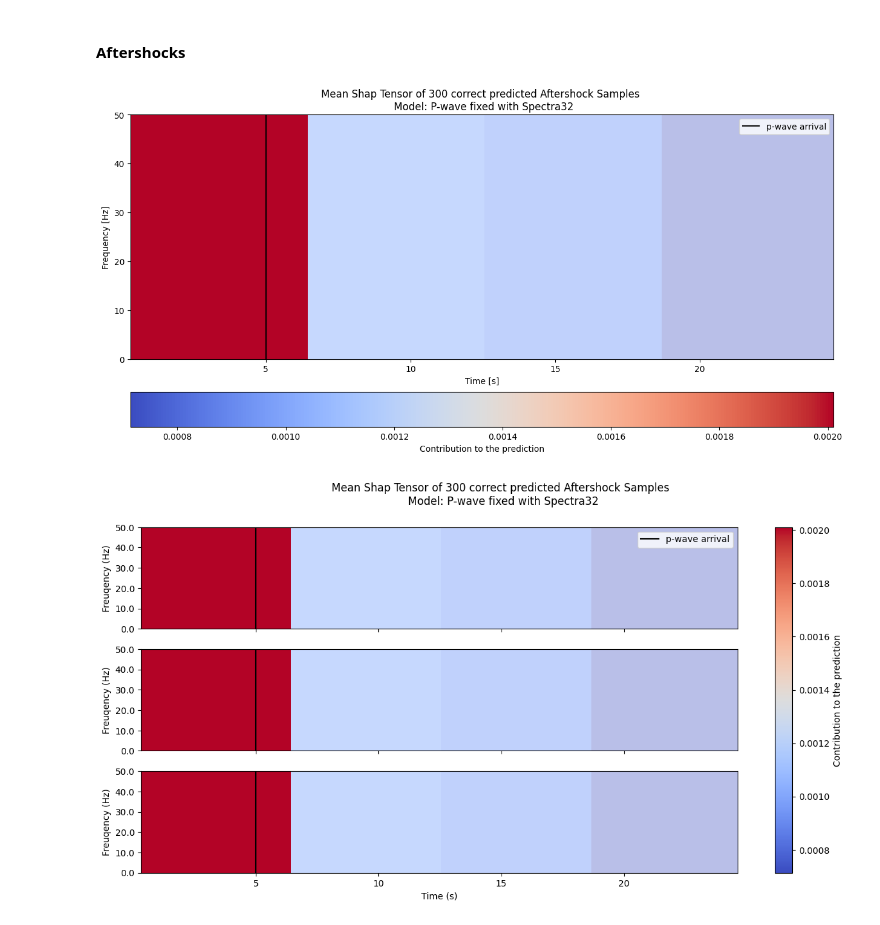
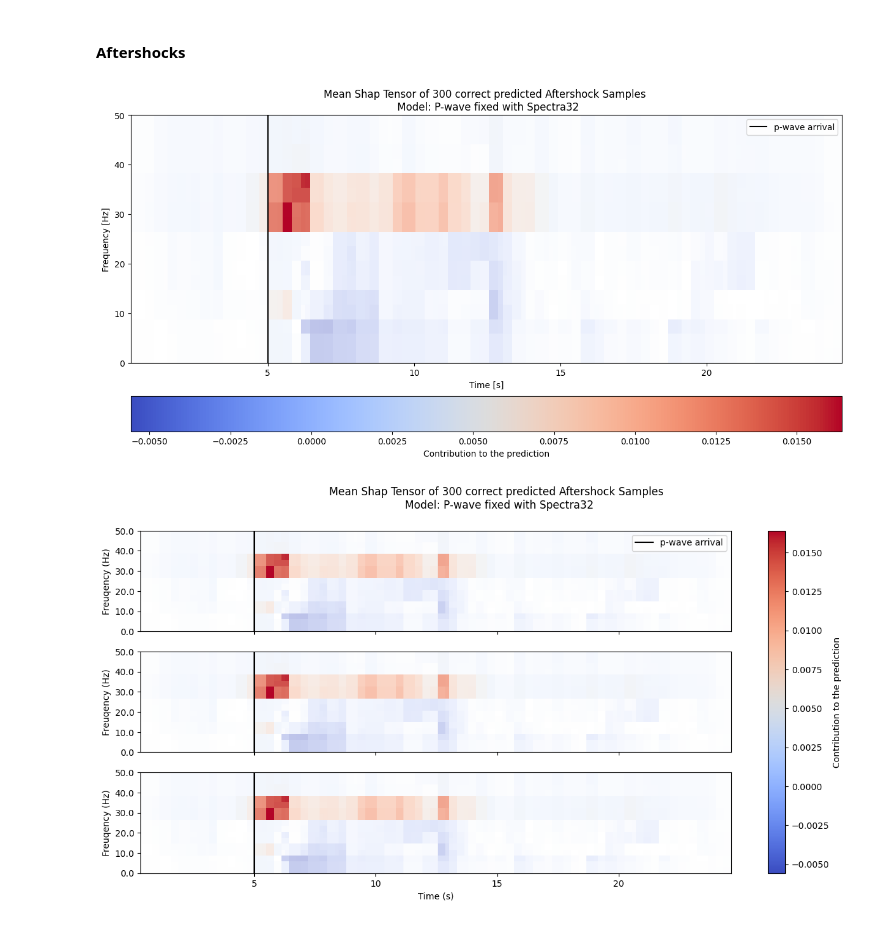
Before and after one commit to mich1803/CNN-Explainability-on-Earthquakes, a Jupyter notebook: explainability/explainability_p.ipynb, the cells around one changed output. Saved outputs shown, nothing was run; the diff lists cells and outputs as text; code cells hidden in the pictures.

```diff
--- a/explainability/explainability_p.ipynb
+++ b/explainability/explainability_p.ipynb
@@ -115,5 +110,5 @@ mean_shap_tensor = compute_mean_shap_tensor(model, dloader_pre, dim_p64, device,
 # %%
-MST["f_p64"] = np.load(os.path.join(output_path, "foreshock_p64.npy"))
+MST["f_p64"] = np.load(os.path.join(output_path, f"foreshock_p64_{MAX_EVALS}.npy"))
 plot_shap(MST["f_p64"], onechannel=True, background=None, ft = ft, spec_type="p64", mean=f"Mean Shap Tensor of 300 correct predicted Foreshock Samples \n Model: P-wave fixed with Spectra64")
 plot_shap(MST["f_p64"], onechannel=False, background=None, ft = ft, spec_type="p64", mean=f"Mean Shap Tensor of 300 correct predicted Foreshock Samples \n Model: P-wave fixed with Spectra64")
 # %% [output]
@@ -129,5 +124,5 @@ mean_shap_tensor = compute_mean_shap_tensor(model, dloader_post, dim_p64, device
 # %%
-MST["a_p64"] = np.load(os.path.join(output_path, "aftershock_p64.npy"))
+MST["a_p64"] = np.load(os.path.join(output_path, f"aftershock_p64_{MAX_EVALS}.npy"))
 plot_shap(MST["a_p64"], onechannel=True, background=None, ft = ft, spec_type="p64", mean=f"Mean Shap Tensor of 300 correct predicted Aftershock Samples \n Model: P-wave fixed with Spectra64")
 plot_shap(MST["a_p64"], onechannel=False, background=None, ft = ft, spec_type="p64", mean=f"Mean Shap Tensor of 300 correct predicted Aftershock Samples \n Model: P-wave fixed with Spectra64")
 # %% [output]
@@ -159,5 +154,5 @@ mean_shap_tensor = compute_mean_shap_tensor(model, dloader_pre, dim_p32, device,
 # %%
-MST["f_p32"] = np.load(os.path.join(output_path, "foreshock_p32.npy"))
+MST["f_p32"] = np.load(os.path.join(output_path, f"foreshock_p32_{MAX_EVALS}.npy"))
 plot_shap(MST["f_p32"], onechannel=True, background=None, ft = ft, spec_type="p32", mean=f"Mean Shap Tensor of 300 correct predicted Foreshock Samples \n Model: P-wave fixed with Spectra32")
 plot_shap(MST["f_p32"], onechannel=False, background=None, ft = ft, spec_type="p32", mean=f"Mean Shap Tensor of 300 correct predicted Foreshock Samples \n Model: P-wave fixed with Spectra32")
 # %% [output]
@@ -173,7 +168,7 @@ mean_shap_tensor = compute_mean_shap_tensor(model, dloader_post, dim_p32, device
 # %%
-MST["a_p32"] = np.load(os.path.join(output_path, "aftershock_p32.npy"))
+MST["a_p32"] = np.load(os.path.join(output_path, f"aftershock_p32_{MAX_EVALS}.npy"))
 plot_shap(MST["a_p32"], onechannel=True, background=None, ft = ft, spec_type="p32", mean=f"Mean Shap Tensor of 300 correct predicted Aftershock Samples \n Model: P-wave fixed with Spectra32")
 plot_shap(MST["a_p32"], onechannel=False, background=None, ft = ft, spec_type="p32", mean=f"Mean Shap Tensor of 300 correct predicted Aftershock Samples \n Model: P-wave fixed with Spectra32")
 # %% [output]
-[figure, old version]
+[figure, new version]
-[figure, old version]
+[figure, new version]
```
Also changed, not shown: parts of 9 cells of this notebook, 2 other files.
